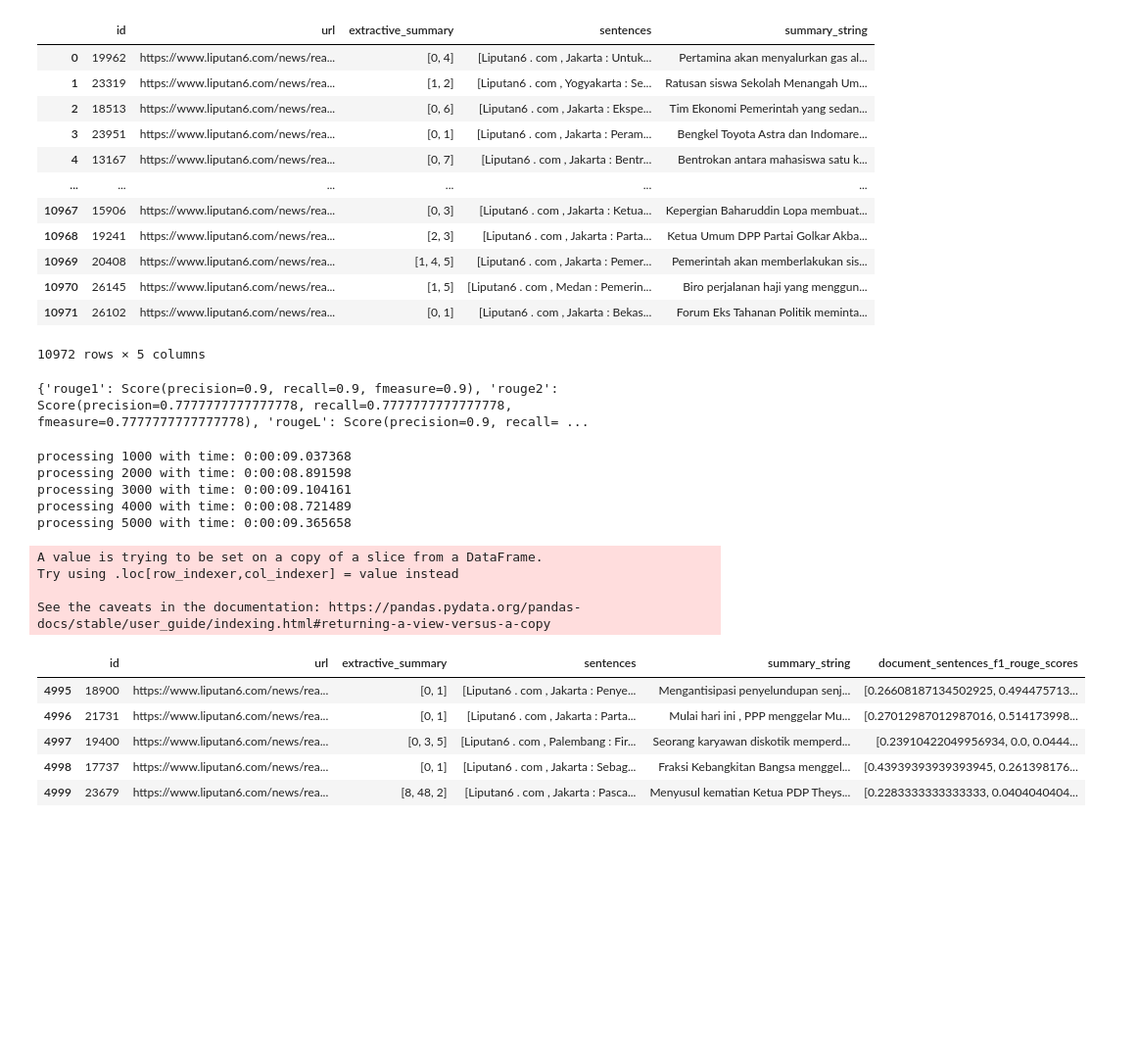
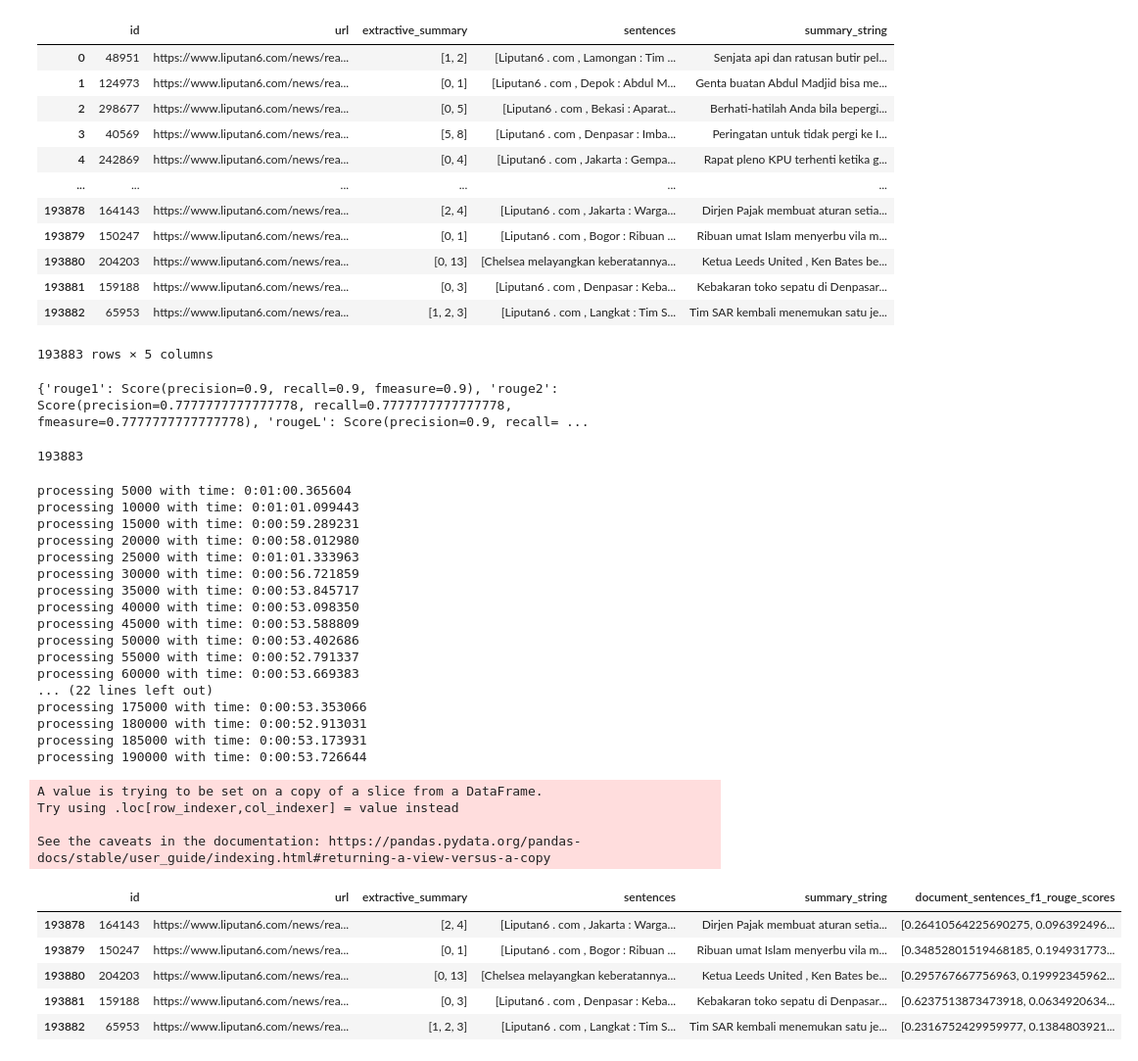
Before and after one commit to chilldenaya/refresh-bert, a Jupyter notebook: scripts/create_liputan6_multipleoracle.ipynb, the cells around one changed output. Shown at 98% size. Saved outputs shown, nothing was run; the diff lists cells and outputs as text; code cells hidden in the pictures; blank space fills up the shorter version.

```diff
--- a/scripts/create_liputan6_multipleoracle.ipynb
+++ b/scripts/create_liputan6_multipleoracle.ipynb
@@ -3,7 +3,7 @@ import os
 import json
 import pandas as pd
 
-folder_path = '/home/jupyter-23521027/refresh-bert/data/liputan6_data/canonical/test'
+folder_path = '/home/jupyter-23521027/refresh-bert/data/liputan6_data/canonical/train'
 
 file_list = os.listdir(folder_path)
 # %%
@@ -100,18 +100,18 @@ df.drop('summary_sentences', axis=1, inplace=True)
 df
 # %% [output]
 |  | id | url | extractive_summary | sentences | summary_string |
-| 0 | 19962 | https://www.liputan6.com/news/rea... | [0, 4] | [Liputan6 . com , Jakarta : Untuk... | Pertamina akan menyalurkan gas al... |
-| 1 | 23319 | https://www.liputan6.com/news/rea... | [1, 2] | [Liputan6 . com , Yogyakarta : Se... | Ratusan siswa Sekolah Menangah Um... |
-| 2 | 18513 | https://www.liputan6.com/news/rea... | [0, 6] | [Liputan6 . com , Jakarta : Ekspe... | Tim Ekonomi Pemerintah yang sedan... |
-| 3 | 23951 | https://www.liputan6.com/news/rea... | [0, 1] | [Liputan6 . com , Jakarta : Peram... | Bengkel Toyota Astra dan Indomare... |
-| 4 | 13167 | https://www.liputan6.com/news/rea... | [0, 7] | [Liputan6 . com , Jakarta : Bentr... | Bentrokan antara mahasiswa satu k... |
+| 0 | 48951 | https://www.liputan6.com/news/rea... | [1, 2] | [Liputan6 . com , Lamongan : Tim ... | Senjata api dan ratusan butir pel... |
+| 1 | 124973 | https://www.liputan6.com/news/rea... | [0, 1] | [Liputan6 . com , Depok : Abdul M... | Genta buatan Abdul Madjid bisa me... |
+| 2 | 298677 | https://www.liputan6.com/news/rea... | [0, 5] | [Liputan6 . com , Bekasi : Aparat... | Berhati-hatilah Anda bila bepergi... |
+| 3 | 40569 | https://www.liputan6.com/news/rea... | [5, 8] | [Liputan6 . com , Denpasar : Imba... | Peringatan untuk tidak pergi ke I... |
+| 4 | 242869 | https://www.liputan6.com/news/rea... | [0, 4] | [Liputan6 . com , Jakarta : Gempa... | Rapat pleno KPU terhenti ketika g... |
 | ... | ... | ... | ... | ... | ... |
-| 10967 | 15906 | https://www.liputan6.com/news/rea... | [0, 3] | [Liputan6 . com , Jakarta : Ketua... | Kepergian Baharuddin Lopa membuat... |
-| 10968 | 19241 | https://www.liputan6.com/news/rea... | [2, 3] | [Liputan6 . com , Jakarta : Parta... | Ketua Umum DPP Partai Golkar Akba... |
-| 10969 | 20408 | https://www.liputan6.com/news/rea... | [1, 4, 5] | [Liputan6 . com , Jakarta : Pemer... | Pemerintah akan memberlakukan sis... |
-| 10970 | 26145 | https://www.liputan6.com/news/rea... | [1, 5] | [Liputan6 . com , Medan : Pemerin... | Biro perjalanan haji yang menggun... |
-| 10971 | 26102 | https://www.liputan6.com/news/rea... | [0, 1] | [Liputan6 . com , Jakarta : Bekas... | Forum Eks Tahanan Politik meminta... |
+| 193878 | 164143 | https://www.liputan6.com/news/rea... | [2, 4] | [Liputan6 . com , Jakarta : Warga... | Dirjen Pajak membuat aturan setia... |
+| 193879 | 150247 | https://www.liputan6.com/news/rea... | [0, 1] | [Liputan6 . com , Bogor : Ribuan ... | Ribuan umat Islam menyerbu vila m... |
+| 193880 | 204203 | https://www.liputan6.com/news/rea... | [0, 13] | [Chelsea melayangkan keberatannya... | Ketua Leeds United , Ken Bates be... |
+| 193881 | 159188 | https://www.liputan6.com/news/rea... | [0, 3] | [Liputan6 . com , Denpasar : Keba... | Kebakaran toko sepatu di Denpasar... |
+| 193882 | 65953 | https://www.liputan6.com/news/rea... | [1, 2, 3] | [Liputan6 . com , Langkat : Tim S... | Tim SAR kembali menemukan satu je... |
-10972 rows × 5 columns
+193883 rows × 5 columns
 # %%
 # https://github.com/google-research/google-research/blob/master/rouge/rouge_scorer.py
 from rouge_score import rouge_scorer
@@ -124,49 +124,65 @@ scores = scorer.score(
 print(scores)
 # %% [output]
 {'rouge1': Score(precision=0.9, recall=0.9, fmeasure=0.9), 'rouge2': Score(precision=0.7777777777777778, recall=0.7777777777777778, fmeasure=0.7777777777777778), 'rougeL': Score(precision=0.9, recall= ...
+# %%
+len(df)
+# %% [output]
+193883
 # %%
 from datetime import datetime
 
-DATASET_SIZE = 5000
+DATASET_SIZE = len(df)
 all_document_sentences_f1_rouge_scores = []
 
 now = datetime.now()
 df = df.head(DATASET_SIZE)
 
 for i, row in df.iterrows():
     document_sentences_f1_rouge_scores = []
     for sentence in row["sentences"]:
         scores = scorer.score(sentence, row["summary_string"])
         rouge1_f1 = scores["rouge1"].fmeasure
         rouge2_f1 = scores["rouge2"].fmeasure
         rougeL_f1 = scores["rougeL"].fmeasure
         rouge_score = (rouge1_f1 + rouge2_f1 + rougeL_f1) / 3.0
         document_sentences_f1_rouge_scores.append(rouge_score)
 
-    if (i + 1) % 1000 == 0:
+    if (i + 1) % 5000 == 0:
         print(f"processing {i + 1} with time: {datetime.now() - now}")
         now = datetime.now()
 
     all_document_sentences_f1_rouge_scores.append(document_sentences_f1_rouge_scores)
 
 df["document_sentences_f1_rouge_scores"] = all_document_sentences_f1_rouge_scores
 df.tail(5)
 # %% [output]
-processing 1000 with time: 0:00:09.037368
-processing 2000 with time: 0:00:08.891598
-processing 3000 with time: 0:00:09.104161
-processing 4000 with time: 0:00:08.721489
-processing 5000 with time: 0:00:09.365658
+processing 5000 with time: 0:01:00.365604
+processing 10000 with time: 0:01:01.099443
+processing 15000 with time: 0:00:59.289231
+processing 20000 with time: 0:00:58.012980
+processing 25000 with time: 0:01:01.333963
+processing 30000 with time: 0:00:56.721859
+processing 35000 with time: 0:00:53.845717
+processing 40000 with time: 0:00:53.098350
+processing 45000 with time: 0:00:53.588809
+processing 50000 with time: 0:00:53.402686
+processing 55000 with time: 0:00:52.791337
+processing 60000 with time: 0:00:53.669383
+... (22 lines left out)
+processing 175000 with time: 0:00:53.353066
+processing 180000 with time: 0:00:52.913031
+processing 185000 with time: 0:00:53.173931
+processing 190000 with time: 0:00:53.726644
 A value is trying to be set on a copy of a slice from a DataFrame.
 Try using .loc[row_indexer,col_indexer] = value instead
 
 See the caveats in the documentation: https://pandas.pydata.org/pandas-docs/stable/user_guide/indexing.html#returning-a-view-versus-a-copy
 |  | id | url | extractive_summary | sentences | summary_string | document_sentences_f1_rouge_scores |
-| 4995 | 18900 | https://www.liputan6.com/news/rea... | [0, 1] | [Liputan6 . com , Jakarta : Penye... | Mengantisipasi penyelundupan senj... | [0.26608187134502925, 0.494475713... |
-| 4996 | 21731 | https://www.liputan6.com/news/rea... | [0, 1] | [Liputan6 . com , Jakarta : Parta... | Mulai hari ini , PPP menggelar Mu... | [0.27012987012987016, 0.514173998... |
-| 4997 | 19400 | https://www.liputan6.com/news/rea... | [0, 3, 5] | [Liputan6 . com , Palembang : Fir... | Seorang karyawan diskotik memperd... | [0.23910422049956934, 0.0, 0.0444... |
-| 4998 | 17737 | https://www.liputan6.com/news/rea... | [0, 1] | [Liputan6 . com , Jakarta : Sebag... | Fraksi Kebangkitan Bangsa menggel... | [0.43939393939393945, 0.261398176... |
-| 4999 | 23679 | https://www.liputan6.com/news/rea... | [8, 48, 2] | [Liputan6 . com , Jakarta : Pasca... | Menyusul kematian Ketua PDP Theys... | [0.2283333333333333, 0.0404040404... |
+| 193878 | 164143 | https://www.liputan6.com/news/rea... | [2, 4] | [Liputan6 . com , Jakarta : Warga... | Dirjen Pajak membuat aturan setia... | [0.26410564225690275, 0.096392496... |
+| 193879 | 150247 | https://www.liputan6.com/news/rea... | [0, 1] | [Liputan6 . com , Bogor : Ribuan ... | Ribuan umat Islam menyerbu vila m... | [0.34852801519468185, 0.194931773... |
+| 193880 | 204203 | https://www.liputan6.com/news/rea... | [0, 13] | [Chelsea melayangkan keberatannya... | Ketua Leeds United , Ken Bates be... | [0.295767667756963, 0.19992345962... |
+| 193881 | 159188 | https://www.liputan6.com/news/rea... | [0, 3] | [Liputan6 . com , Denpasar : Keba... | Kebakaran toko sepatu di Denpasar... | [0.6237513873473918, 0.0634920634... |
+| 193882 | 65953 | https://www.liputan6.com/news/rea... | [1, 2, 3] | [Liputan6 . com , Langkat : Tim S... | Tim SAR kembali menemukan satu je... | [0.2316752429959977, 0.1384803921... |
 # %%
 all_top_10_sentences = []
 for i, row in df.iterrows():
```
Also changed, not shown: parts of 11 cells of this notebook, 7 other files.
